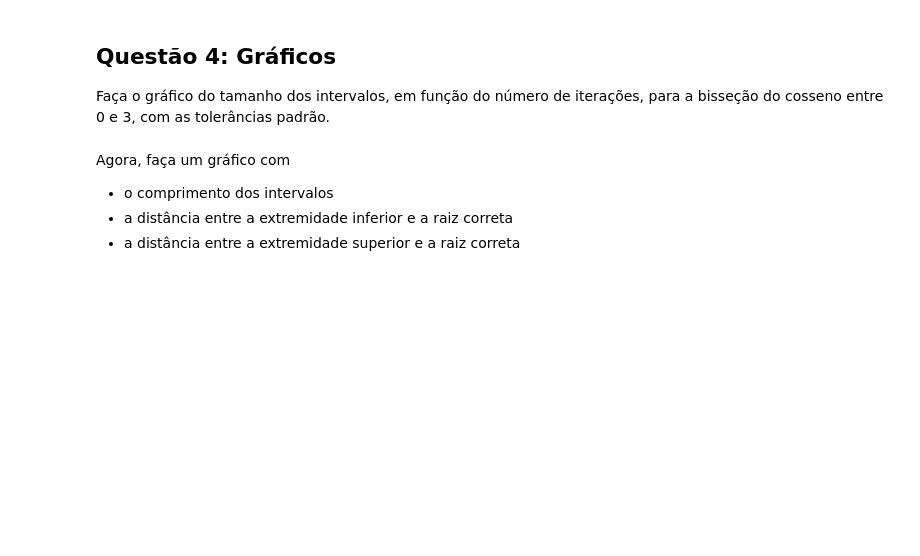
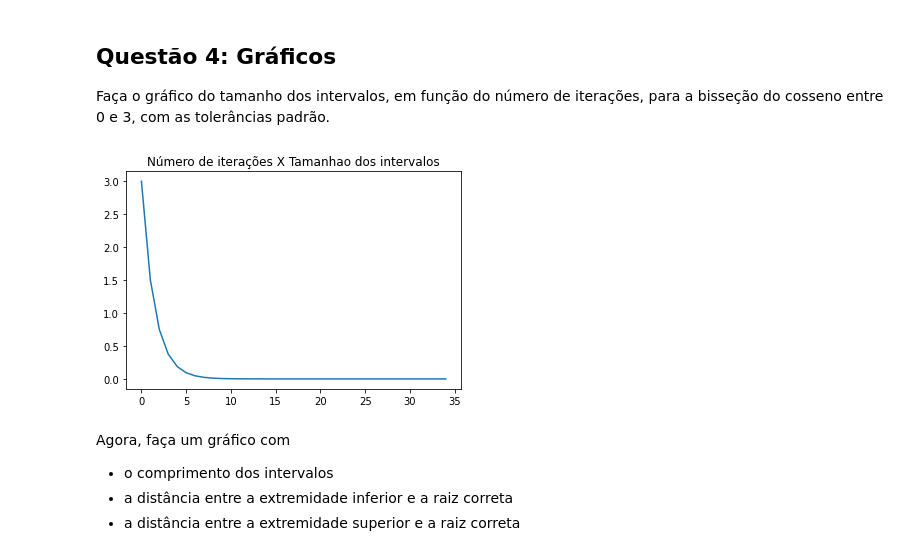
Before and after one commit to epedropaulo/MyPython, a Jupyter notebook: 10 - Computação científica/Semana 3/Teste2.ipynb, the cells around one changed output. Drawn from its saved outputs; the diff is of its cells as text; code cells hidden in the pictures; blank space fills up the shorter version.

```diff
--- a/10 - Computação científica/Semana 3/Teste2.ipynb
+++ b/10 - Computação científica/Semana 3/Teste2.ipynb
@@ -33,7 +33,7 @@ def absrel(a,b):
 
     err_absoluto = abs(m - a)
 
-    if a * b < 0:
+    if a * b <= 0:
         err_relativo = infty
 
     elif abs(a) < abs(b):
@@ -79,13 +79,13 @@ def bissecao(f, a, b, abstol=1e-10, reltol=1e-10):
         return z, erro_abs, erro_rel
 
     if f(z) * f(a) < 0:
-        tupla = bissecao(f, a, z)
+        tupla = bissecao(f, a, z, abstol, reltol)
 
     else:
-        tupla = bissecao(f, z, b)
+        tupla = bissecao(f, z, b, abstol, reltol)
 
     raiz = tupla[0]
-    erro_abs = abs(tupla[1])
-    erro_rel = abs(tupla[2])
+    erro_abs = tupla[1]
+    erro_rel = tupla[2]
 
     return raiz, erro_abs, erro_rel
@@ -138,11 +134,27 @@ assert rel < 1e-12
 
 Modifique a sua implementação da bisseção para retornar uma lista com os intervalos considerados,
 em ordem decrescente.
-# %%
-def bissecao_extremidades(f,a,b, abstol=1e-10,reltol=1e-10):
-    """ Escreva a documentação. """
-    # YOUR CODE HERE
-    raise NotImplementedError()
+# %%
+def bissecao_extremidades(f,a,b, abstol=1e-10,reltol=1e-10):
+    intervalos = []
+
+    while True:
+        z = (a+b) / 2
+
+        erro_abs = absrel(a, b)[0]
+        erro_rel = absrel(a, b)[1]
+
+        intervalos.append((a, b))
+
+        if erro_abs < abstol and erro_rel < reltol:
+            break
+
+        if f(a) * f(z) < 0:
+            b = z
+        else:
+            a = z
+
+    return intervalos
 # %%
 # Vendo alguns dos intervalos iniciais
 l = bissecao_extremidades(np.sin,1,5)
@@ -192,11 +210,18 @@ import matplotlib.pyplot as plt
 # %%
 a, b = 0, 3
 
-# YOUR CODE HERE
-raise NotImplementedError()
+intervalos = bissecao_extremidades(np.cos, a, b)
+
+tamanhos = [abs(i[1] - i[0]) for i in intervalos]
+x = range(len(tamanhos))
+
+plt.plot(x, tamanhos)
+plt.title('Número de iterações X Tamanhao dos intervalos')
 
 # Não apague a linha abaixo, ela faz os assert's dos gráficos darem certo
 ax = plt.gca()
+# %% [output]
+[figure, added]
 # %%
 assert len(ax.lines) == 1
 assert len(ax.get_title()) >= 10
```
Also changed, not shown: parts of 5 cells of this notebook.
